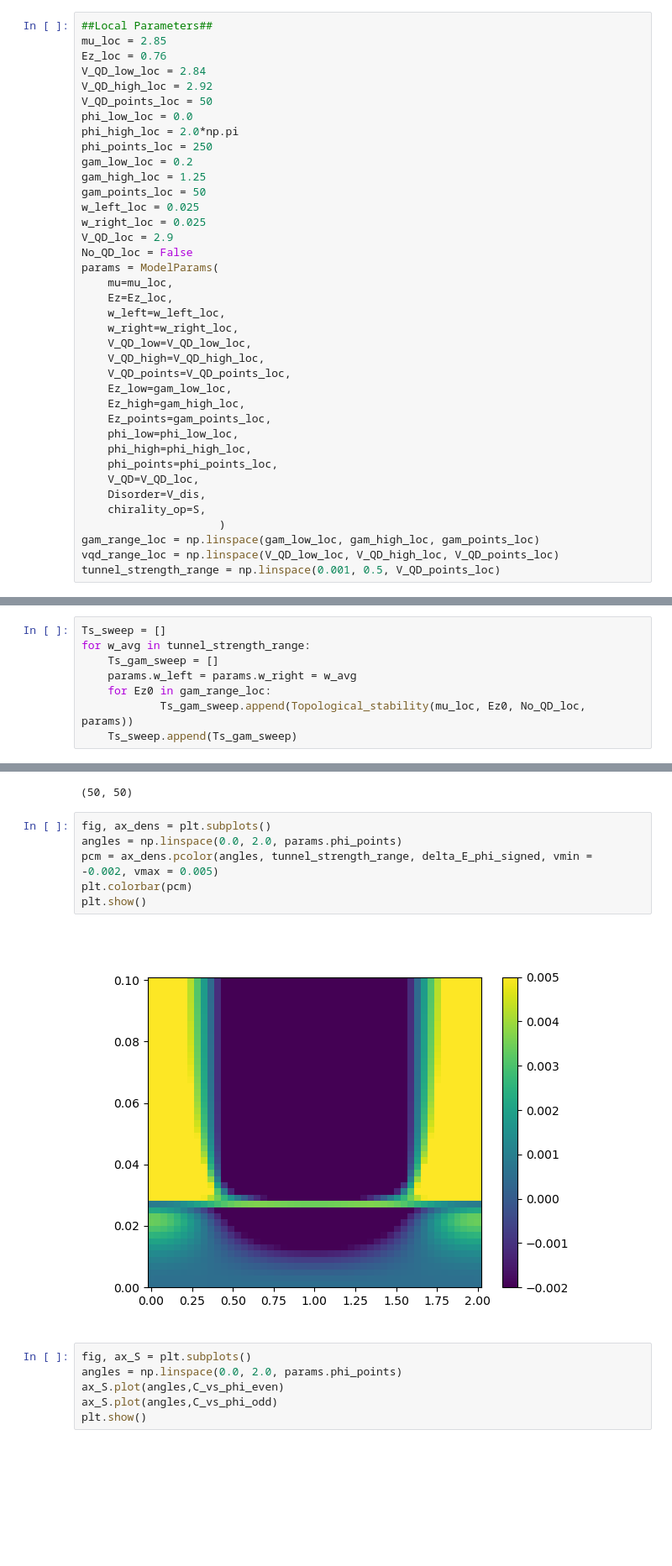
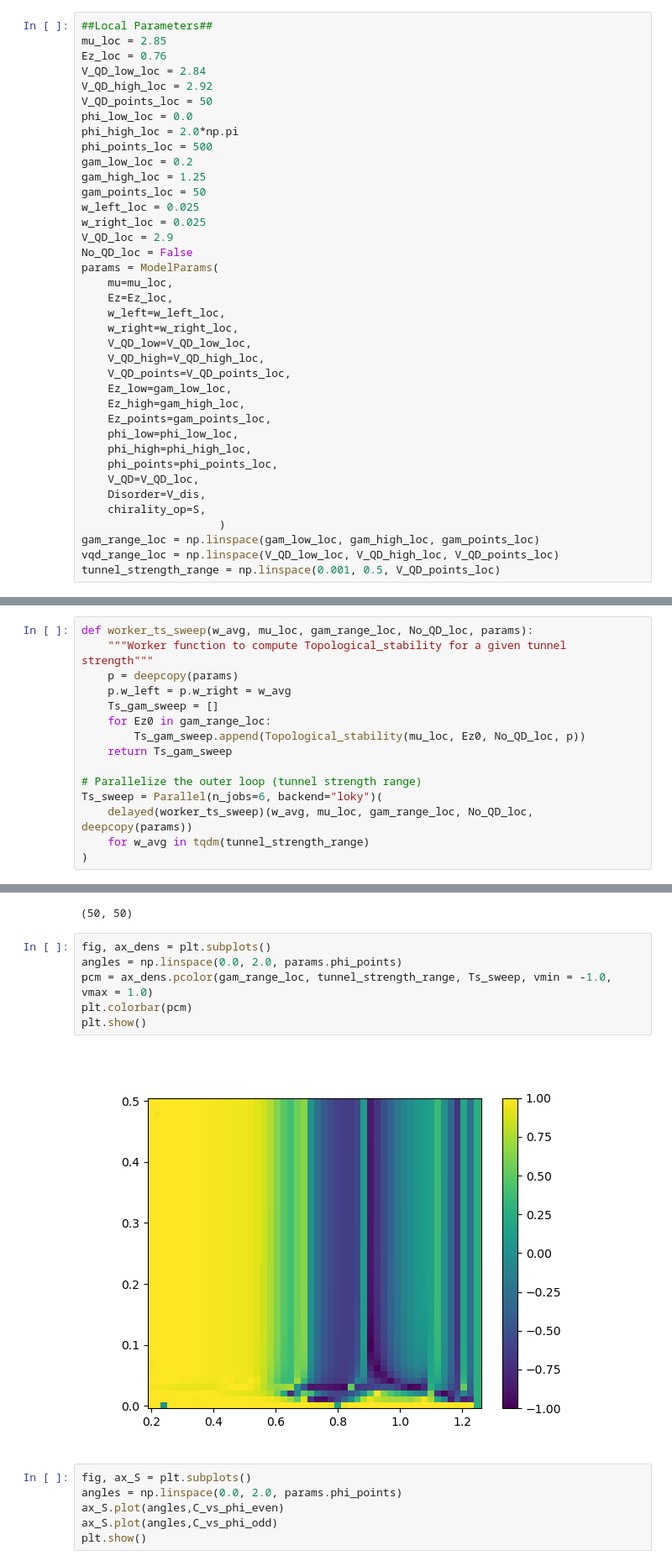
Before and after one commit to binayyakbhroy/Impedance_Simulations, a Jupyter notebook: Impedance_result_generation.ipynb, the cells around one changed output, grey strips where cells are left out. Shown at 84% size. Cells and saved outputs as stored; diff of their text form; blank space fills up the shorter version.

Commit message:
Parallelized utils file methods and editing plot transport file

```diff
--- a/Impedance_result_generation.ipynb
+++ b/Impedance_result_generation.ipynb
@@ -65,7 +67,7 @@ V_QD_high_loc = 2.92
 V_QD_points_loc = 50
 phi_low_loc = 0.0
 phi_high_loc = 2.0*np.pi
-phi_points_loc = 250
+phi_points_loc = 500
 gam_low_loc = 0.2
 gam_high_loc = 1.25
 gam_points_loc = 50
@@ -154,13 +157,20 @@ results = Parallel(n_jobs=6, backend="loky")(
 
 delta_E_vqd_signed, delta_E_phi_signed = map(np.array, zip(*results))
 # %%
-Ts_sweep = []
-for w_avg in tunnel_strength_range:
+def worker_ts_sweep(w_avg, mu_loc, gam_range_loc, No_QD_loc, params):
+    """Worker function to compute Topological_stability for a given tunnel strength"""
+    p = deepcopy(params)
+    p.w_left = p.w_right = w_avg
     Ts_gam_sweep = []
-    params.w_left = params.w_right = w_avg
     for Ez0 in gam_range_loc:
-            Ts_gam_sweep.append(Topological_stability(mu_loc, Ez0, No_QD_loc, params))
-    Ts_sweep.append(Ts_gam_sweep)
+        Ts_gam_sweep.append(Topological_stability(mu_loc, Ez0, No_QD_loc, p))
+    return Ts_gam_sweep
+
+# Parallelize the outer loop (tunnel strength range)
+Ts_sweep = Parallel(n_jobs=6, backend="loky")(
+    delayed(worker_ts_sweep)(w_avg, mu_loc, gam_range_loc, No_QD_loc, deepcopy(params))
+    for w_avg in tqdm(tunnel_strength_range)
+)
 # %%
 delta_E_phi_signed, delta_E_vqd_signed = np.array(delta_E_phi_signed), np.array(delta_E_vqd_signed)
 print(delta_E_vqd_signed.shape)
@@ -169,11 +179,11 @@ print(delta_E_vqd_signed.shape)
 # %%
 fig, ax_dens = plt.subplots()
 angles = np.linspace(0.0, 2.0, params.phi_points)
-pcm = ax_dens.pcolor(angles, tunnel_strength_range, delta_E_phi_signed, vmin = -0.002, vmax = 0.005)
+pcm = ax_dens.pcolor(gam_range_loc, tunnel_strength_range, Ts_sweep, vmin = -1.0, vmax = 1.0)
 plt.colorbar(pcm)
 plt.show()
 # %% [output]
-[figure, old version]
+[figure, new version]
 # %%
 fig, ax_S = plt.subplots()
 angles = np.linspace(0.0, 2.0, params.phi_points)
```
Also changed, not shown: parts of 4 cells of this notebook, 2 other files.
